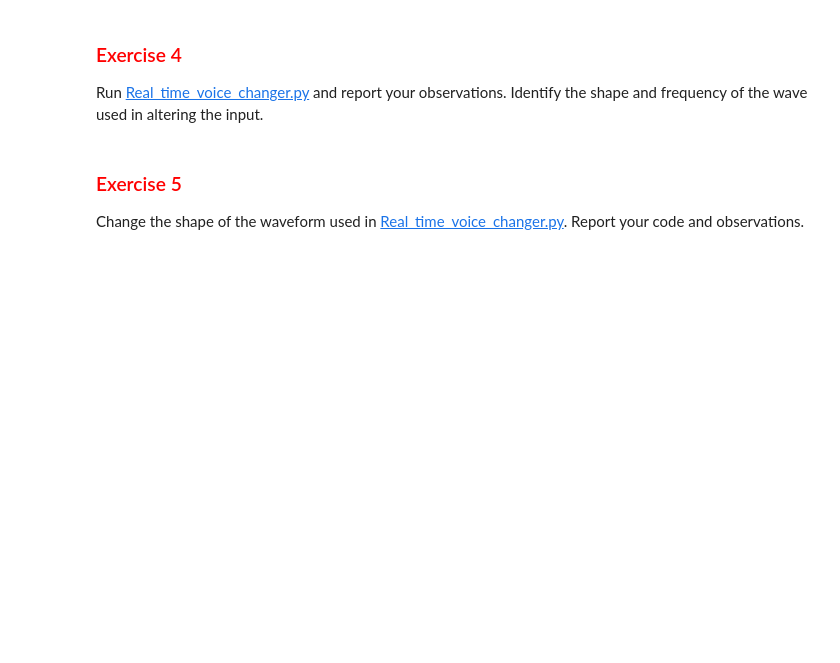
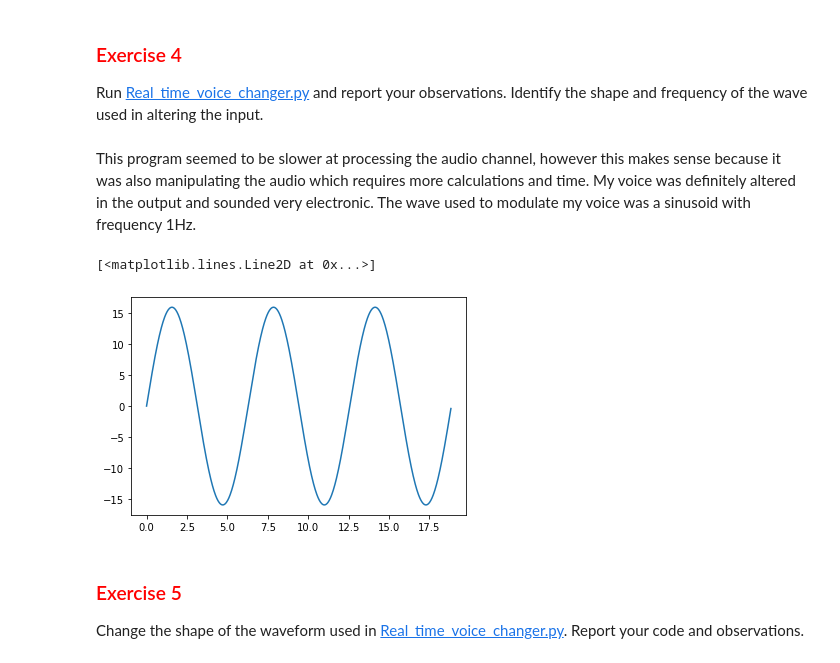
Before and after one commit to paidanL/DSLab_Fourier, a Jupyter notebook: book/labs/modulation/voice_changer/voice_changer_project.ipynb, the cells around one changed output. Drawn from its saved outputs; the diff is of its cells as text; code cells hidden in the pictures; blank space fills up the shorter version.

```diff
--- a/book/labs/modulation/voice_changer/voice_changer_project.ipynb
+++ b/book/labs/modulation/voice_changer/voice_changer_project.ipynb
@@ -142,3 +362,15 @@ Identify the shape and frequency of the wave used in altering the input.
+# %% [markdown]
+This program seemed to be slower at processing the audio channel, however this makes sense because it was also manipulating the audio which requires more calculations and time. My voice was definitely altered in the output and sounded very electronic. The wave used to modulate my voice was a sinusoid with frequency 1Hz.
+# %%
+x = np.linspace(0, 6*np.pi, 759, endpoint=False)
+y = 2**4*np.sin(np.linspace(0, 6*np.pi, 759, endpoint=False))
+
+import matplotlib.pyplot as plt
+
+plt.plot(x,y)
+# %% [output]
+[<matplotlib.lines.Line2D at 0x...>]
+[figure, added]
 # %% [markdown]
 ### <span style="color:red"> Exercise 5</span>
 
```
Also changed, not shown: parts of 14 cells of this notebook, 9 other files.
